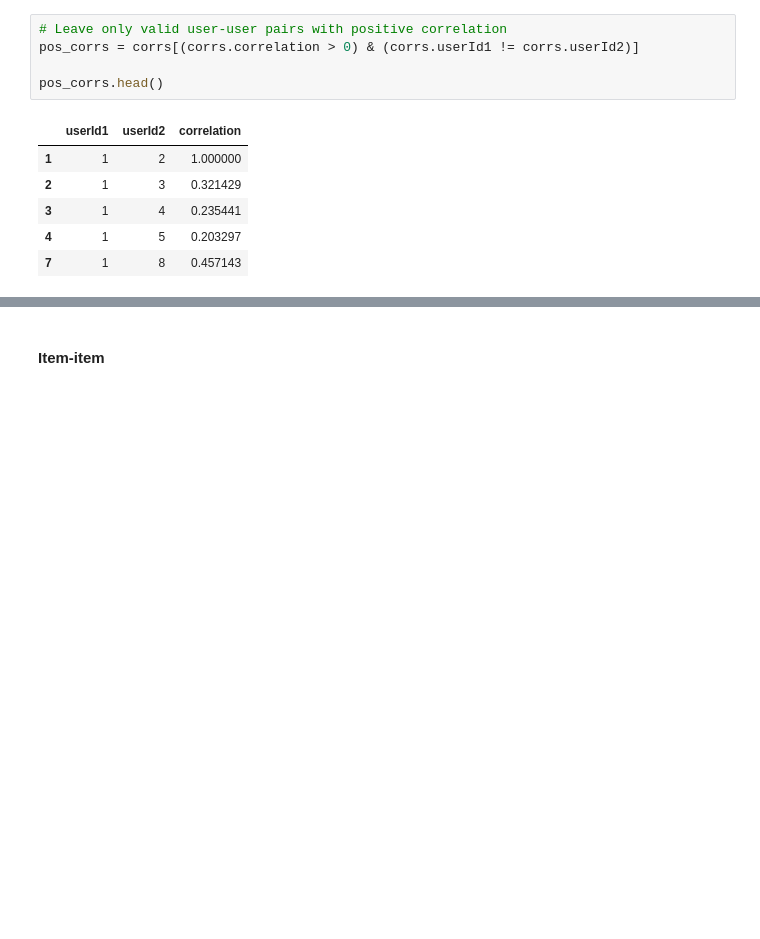
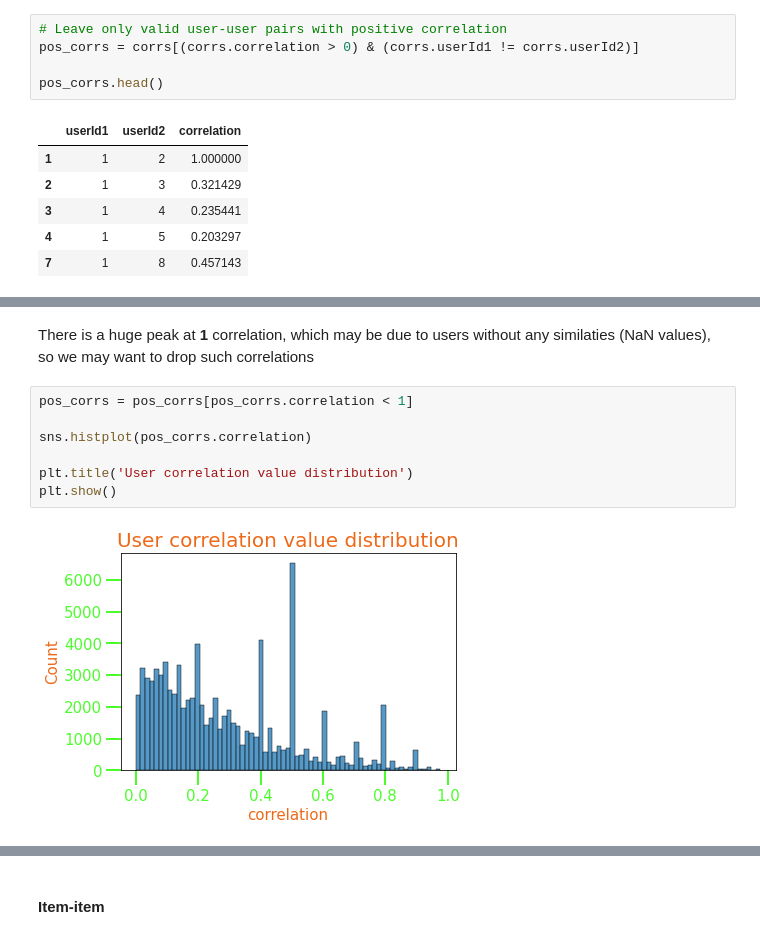
Before and after one commit to GoldenGarr/Rec-Systems-Studies, a Jupyter notebook: collab_filtering/Collab_Fact_ALS.ipynb, the cells around one changed output, grey strips where cells are left out. Saved outputs shown, nothing was run; the diff lists cells and outputs as text; blank space fills up the shorter version.

```diff
--- a/collab_filtering/Collab_Fact_ALS.ipynb
+++ b/collab_filtering/Collab_Fact_ALS.ipynb
@@ -143,0 +161,11 @@ plt.show()
+# %% [markdown]
+There is a huge peak at **1** correlation, which may be due to users without any similaties (NaN values), so we may want to drop such correlations
+# %%
+pos_corrs = pos_corrs[pos_corrs.correlation < 1]
+
+sns.histplot(pos_corrs.correlation)
+
+plt.title('User correlation value distribution')
+plt.show()
+# %% [output]
+[figure, added]
```
Also changed, not shown: parts of 22 cells of this notebook.
